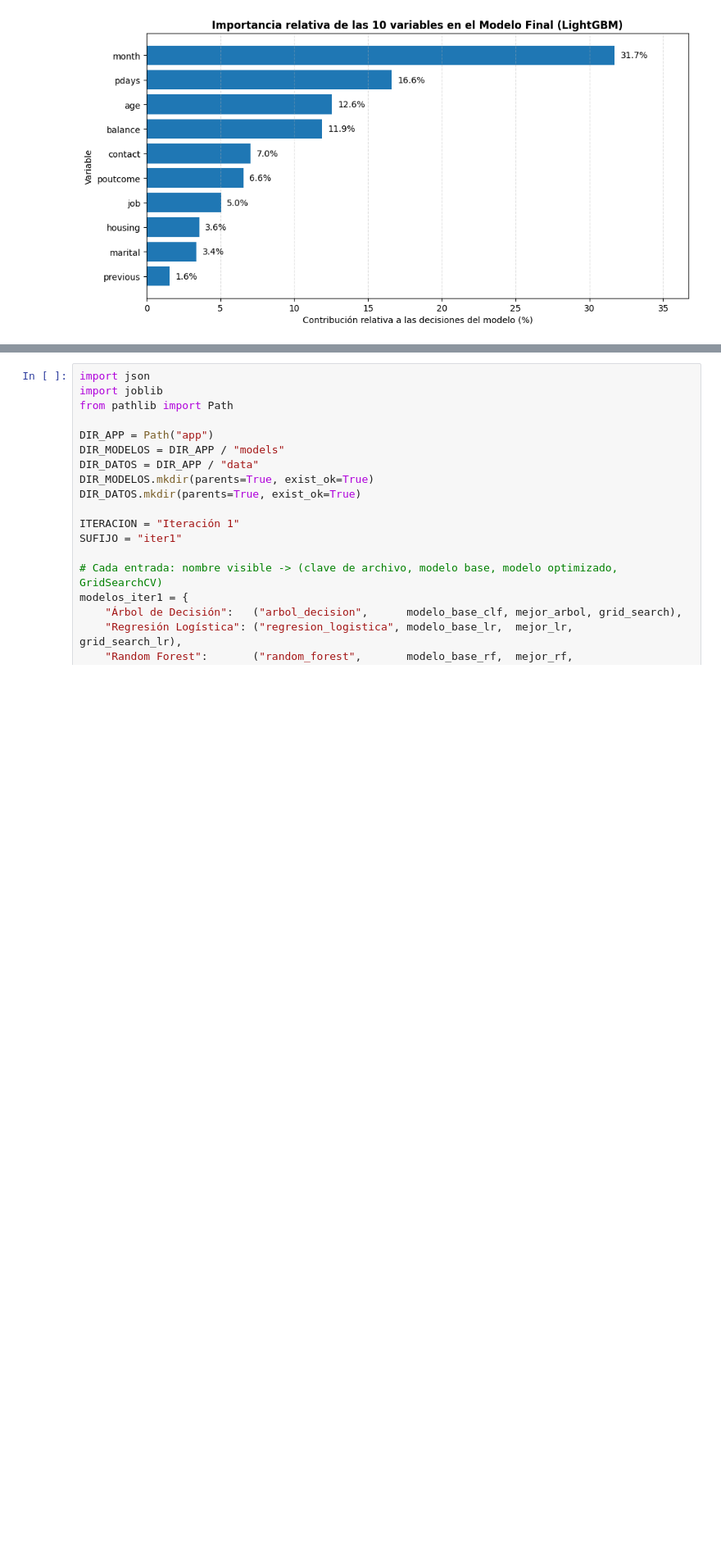
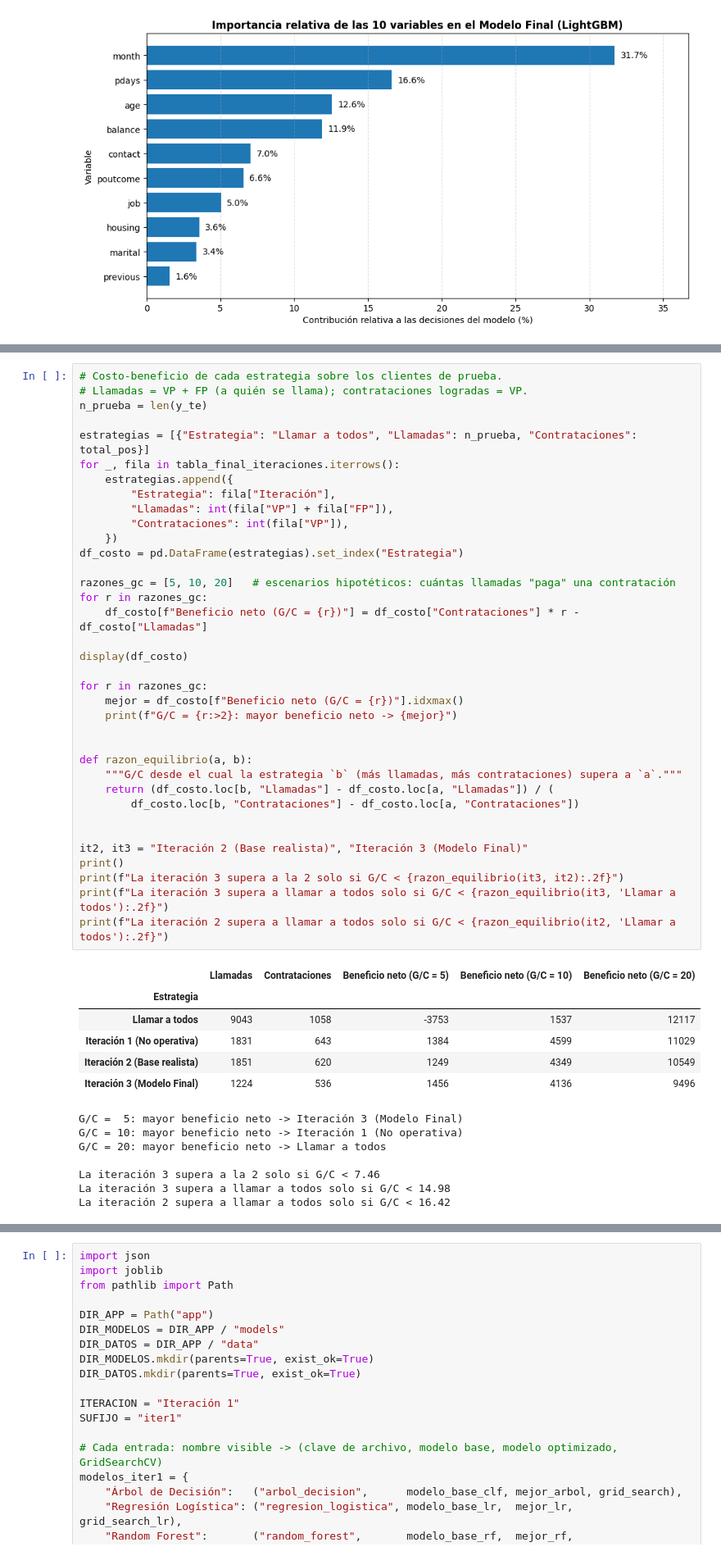
Before and after one commit to AguirreCaro/taller-6-deposito-plazo, a Jupyter notebook: Examen_AedoAntonella_AguirreCarolina_DiazBenjamin.ipynb, the cells around one changed output, grey strips where cells are left out. Shown at 82% size. Cells and saved outputs as stored; diff of their text form; blank space fills up the shorter version.

```diff
--- a/Taller_6AedoAntonella_AguirreCarolina_DiazBenjamin.ipynb
+++ b/Examen_AedoAntonella_AguirreCarolina_DiazBenjamin.ipynb
@@ -2209,0 +2219,50 @@ plt.show()
+# %%
+# Costo-beneficio de cada estrategia sobre los clientes de prueba.
+# Llamadas = VP + FP (a quién se llama); contrataciones logradas = VP.
+n_prueba = len(y_te)
+
+estrategias = [{"Estrategia": "Llamar a todos", "Llamadas": n_prueba, "Contrataciones": total_pos}]
+for _, fila in tabla_final_iteraciones.iterrows():
+    estrategias.append({
+        "Estrategia": fila["Iteración"],
+        "Llamadas": int(fila["VP"] + fila["FP"]),
+        "Contrataciones": int(fila["VP"]),
+    })
+df_costo = pd.DataFrame(estrategias).set_index("Estrategia")
+
+razones_gc = [5, 10, 20]   # escenarios hipotéticos: cuántas llamadas "paga" una contratación
+for r in razones_gc:
+    df_costo[f"Beneficio neto (G/C = {r})"] = df_costo["Contrataciones"] * r - df_costo["Llamadas"]
+
+display(df_costo)
+
+for r in razones_gc:
+    mejor = df_costo[f"Beneficio neto (G/C = {r})"].idxmax()
+    print(f"G/C = {r:>2}: mayor beneficio neto -> {mejor}")
+
+
+def razon_equilibrio(a, b):
+    """G/C desde el cual la estrategia `b` (más llamadas, más contrataciones) supera a `a`."""
+    return (df_costo.loc[b, "Llamadas"] - df_costo.loc[a, "Llamadas"]) / (
+        df_costo.loc[b, "Contrataciones"] - df_costo.loc[a, "Contrataciones"])
+
+
+it2, it3 = "Iteración 2 (Base realista)", "Iteración 3 (Modelo Final)"
+print()
+print(f"La iteración 3 supera a la 2 solo si G/C < {razon_equilibrio(it3, it2):.2f}")
+print(f"La iteración 3 supera a llamar a todos solo si G/C < {razon_equilibrio(it3, 'Llamar a todos'):.2f}")
+print(f"La iteración 2 supera a llamar a todos solo si G/C < {razon_equilibrio(it2, 'Llamar a todos'):.2f}")
+# %% [output]
+|  | Llamadas | Contrataciones | Beneficio neto (G/C = 5) | Beneficio neto (G/C = 10) | Beneficio neto (G/C = 20) |
+| Estrategia |  |  |  |  |  |
+| Llamar a todos | 9043 | 1058 | -3753 | 1537 | 12117 |
+| Iteración 1 (No operativa) | 1831 | 643 | 1384 | 4599 | 11029 |
+| Iteración 2 (Base realista) | 1851 | 620 | 1249 | 4349 | 10549 |
+| Iteración 3 (Modelo Final) | 1224 | 536 | 1456 | 4136 | 9496 |
+G/C =  5: mayor beneficio neto -> Iteración 3 (Modelo Final)
+G/C = 10: mayor beneficio neto -> Iteración 1 (No operativa)
+G/C = 20: mayor beneficio neto -> Llamar a todos
+
+La iteración 3 supera a la 2 solo si G/C < 7.46
+La iteración 3 supera a llamar a todos solo si G/C < 14.98
+La iteración 2 supera a llamar a todos solo si G/C < 16.42
```
Also changed, not shown: parts of 13 cells of this notebook, 3 other files.
